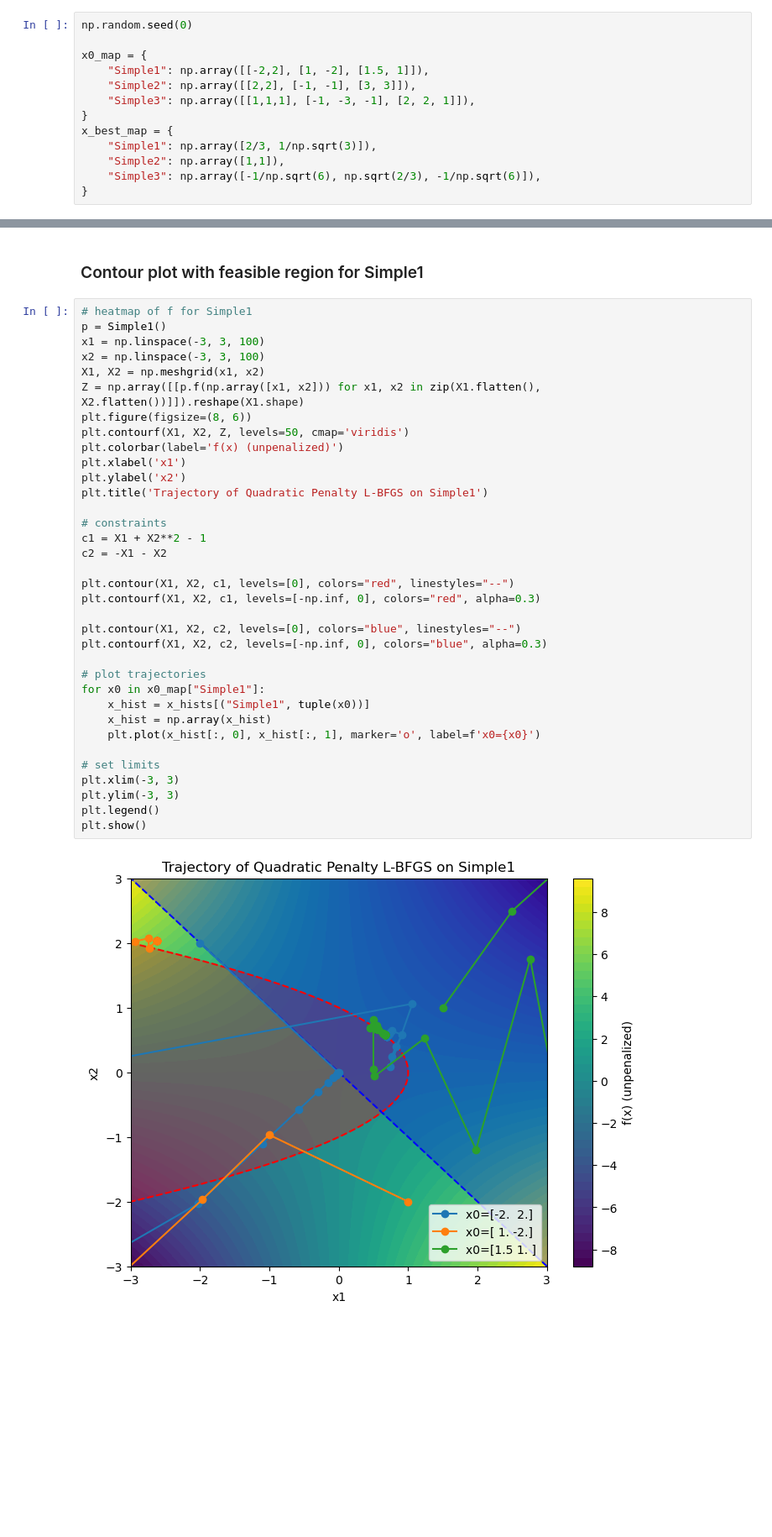
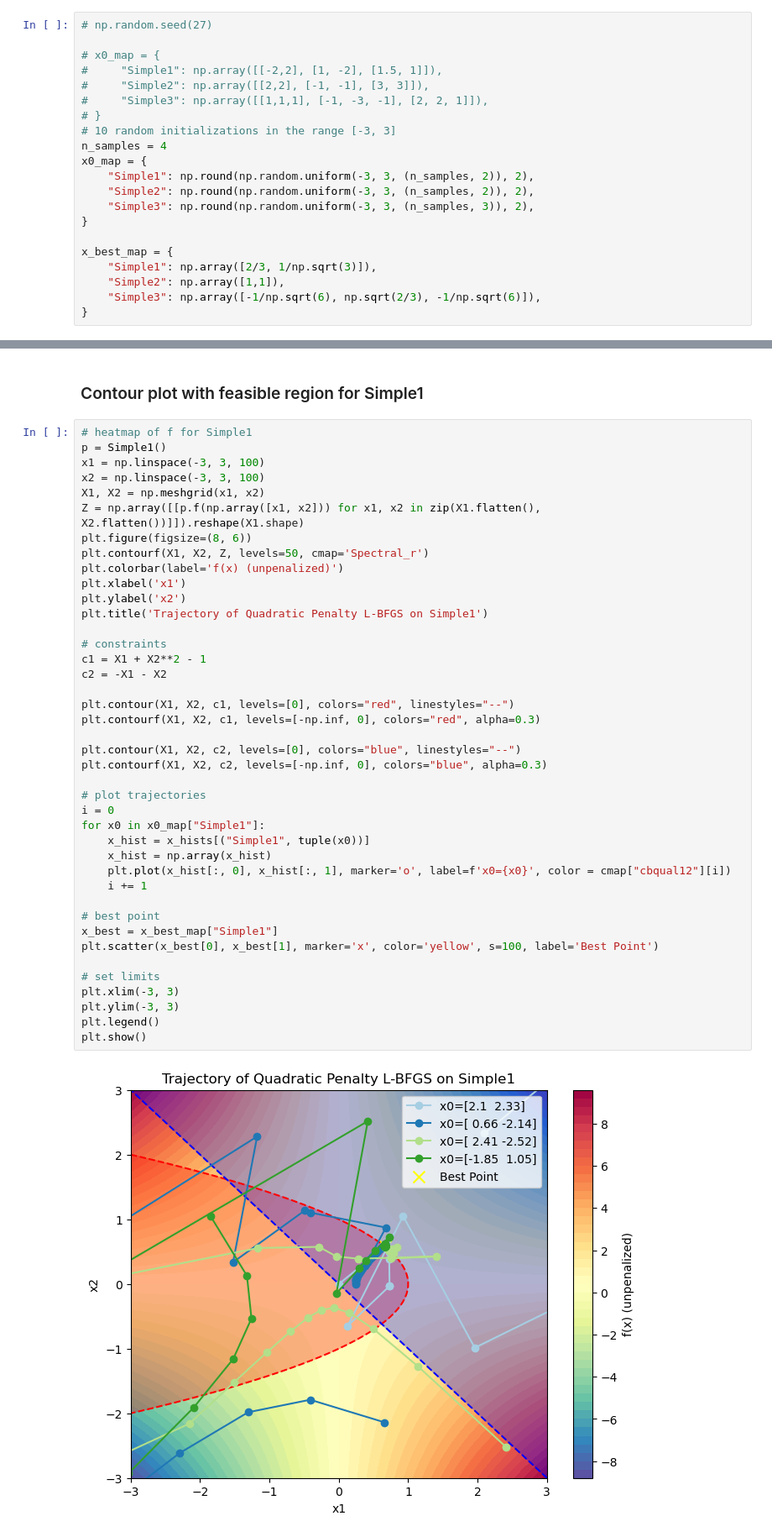
Before and after one commit to Astromatthe/AA222Project2, a Jupyter notebook: project2.ipynb, the cells around one changed output, grey strips where cells are left out. Shown at 84% size. Cells and saved outputs as stored; diff of their text form; blank space fills up the shorter version.

Commit message:
plotting and configuration settings

```diff
--- a/project2.ipynb
+++ b/project2.ipynb
@@ -9,13 +10,21 @@ import matplotlib.pyplot as plt
 The autoreload extension is already loaded. To reload it, use:
   %reload_ext autoreload
 # %%
-np.random.seed(0)
+# np.random.seed(27)
 
+# x0_map = {
+#     "Simple1": np.array([[-2,2], [1, -2], [1.5, 1]]),
+#     "Simple2": np.array([[2,2], [-1, -1], [3, 3]]),
+#     "Simple3": np.array([[1,1,1], [-1, -3, -1], [2, 2, 1]]),
+# }
+# 10 random initializations in the range [-3, 3]
+n_samples = 4
 x0_map = {
-    "Simple1": np.array([[-2,2], [1, -2], [1.5, 1]]),
-    "Simple2": np.array([[2,2], [-1, -1], [3, 3]]),
-    "Simple3": np.array([[1,1,1], [-1, -3, -1], [2, 2, 1]]),
+    "Simple1": np.round(np.random.uniform(-3, 3, (n_samples, 2)), 2),
+    "Simple2": np.round(np.random.uniform(-3, 3, (n_samples, 2)), 2),
+    "Simple3": np.round(np.random.uniform(-3, 3, (n_samples, 3)), 2),
 }
+
 x_best_map = {
     "Simple1": np.array([2/3, 1/np.sqrt(3)]),
     "Simple2": np.array([1,1]),
@@ -70,33 +83,39 @@ x1 = np.linspace(-3, 3, 100)
 x2 = np.linspace(-3, 3, 100)
 X1, X2 = np.meshgrid(x1, x2)
 Z = np.array([[p.f(np.array([x1, x2])) for x1, x2 in zip(X1.flatten(), X2.flatten())]]).reshape(X1.shape)
 plt.figure(figsize=(8, 6))
-plt.contourf(X1, X2, Z, levels=50, cmap='viridis')
+plt.contourf(X1, X2, Z, levels=50, cmap='Spectral_r')
 plt.colorbar(label='f(x) (unpenalized)')
 plt.xlabel('x1')
 plt.ylabel('x2')
 plt.title('Trajectory of Quadratic Penalty L-BFGS on Simple1')
 
 # constraints
 c1 = X1 + X2**2 - 1
 c2 = -X1 - X2
 
 plt.contour(X1, X2, c1, levels=[0], colors="red", linestyles="--")
 plt.contourf(X1, X2, c1, levels=[-np.inf, 0], colors="red", alpha=0.3)
 
 plt.contour(X1, X2, c2, levels=[0], colors="blue", linestyles="--")
 plt.contourf(X1, X2, c2, levels=[-np.inf, 0], colors="blue", alpha=0.3)
 
 # plot trajectories
+i = 0
 for x0 in x0_map["Simple1"]:
     x_hist = x_hists[("Simple1", tuple(x0))]
     x_hist = np.array(x_hist)
-    plt.plot(x_hist[:, 0], x_hist[:, 1], marker='o', label=f'x0={x0}')
+    plt.plot(x_hist[:, 0], x_hist[:, 1], marker='o', label=f'x0={x0}', color = cmap["cbqual12"][i])
+    i += 1
+
+# best point
+x_best = x_best_map["Simple1"]
+plt.scatter(x_best[0], x_best[1], marker='x', color='yellow', s=100, label='Best Point')
 
 # set limits
 plt.xlim(-3, 3)
 plt.ylim(-3, 3)
 plt.legend()
 plt.show()
 # %% [output]
-[figure, old version]
+[figure, new version]
```
Also changed, not shown: parts of 6 cells of this notebook, 2 other files.
